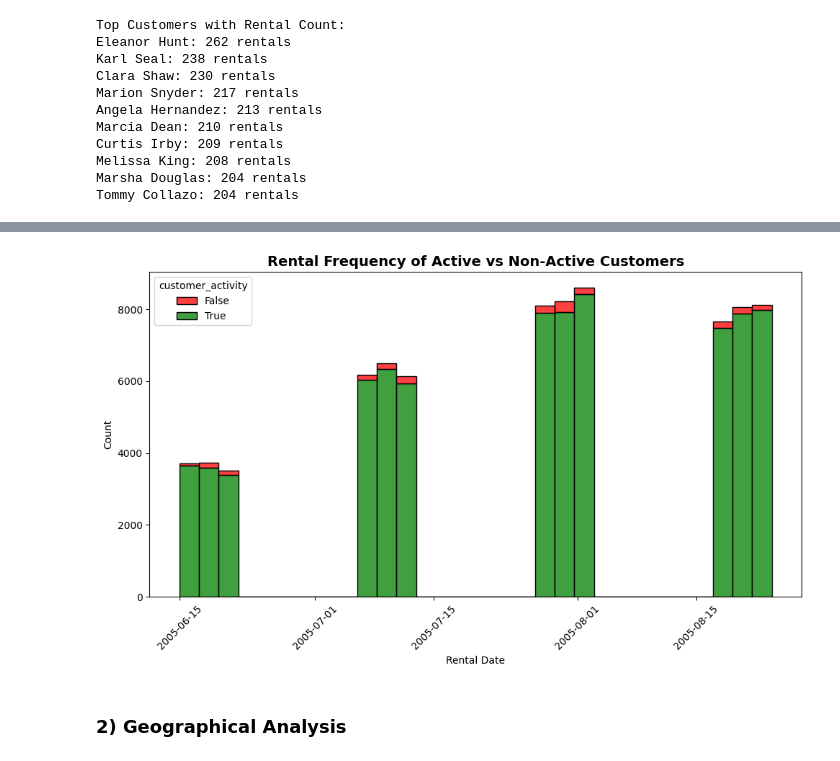
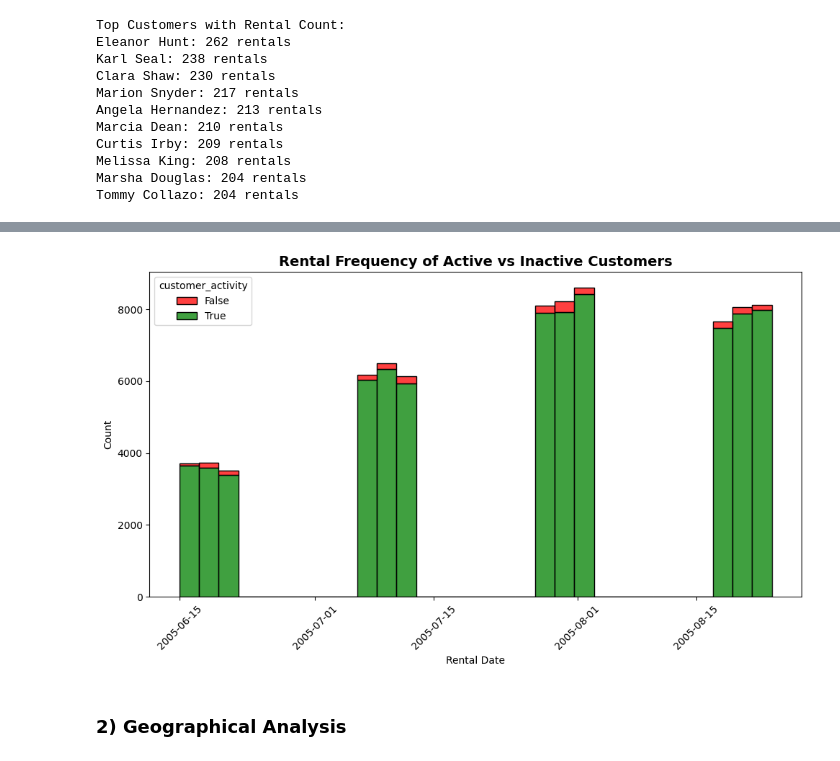
Before and after one commit to Gengatharan1/ds_dvd_rental_analysis, a Jupyter notebook: 1.eda_preprocessing.ipynb, the cells around one changed output, grey strips where cells are left out. Cells and saved outputs as stored; diff of their text form; code cells hidden in the pictures.

```diff
--- a/1.eda_preprocessing.ipynb
+++ b/1.eda_preprocessing.ipynb
@@ -286,21 +286,21 @@ plt.show()
 # %%
 # Ensure rental_date is in datetime format
 df['rental_date'] = pd.to_datetime(df['rental_date'])
 
 # Define a custom color palette
 custom_palette = ['red', 'green']
 
 # Plot using the custom palette
 plt.figure(figsize=(10, 6))
 sns.histplot(data=df, x='rental_date', hue='customer_activity', multiple='stack', palette=custom_palette, bins=30)
-plt.title('Rental Frequency of Active vs Non-Active Customers', fontsize=14, fontweight='bold')
+plt.title('Rental Frequency of Active vs Inactive Customers', fontsize=14, fontweight='bold')
 plt.xlabel('Rental Date')
 plt.ylabel('Count')
 plt.xticks(rotation=45)
 plt.tight_layout()
 plt.show()
 # %% [output]
-[figure, old version]
+[figure, new version]
 # %% [markdown]
 ### 2) Geographical Analysis
 # %%
```
Also changed, not shown: parts of 12 cells of this notebook, 38 other files.
